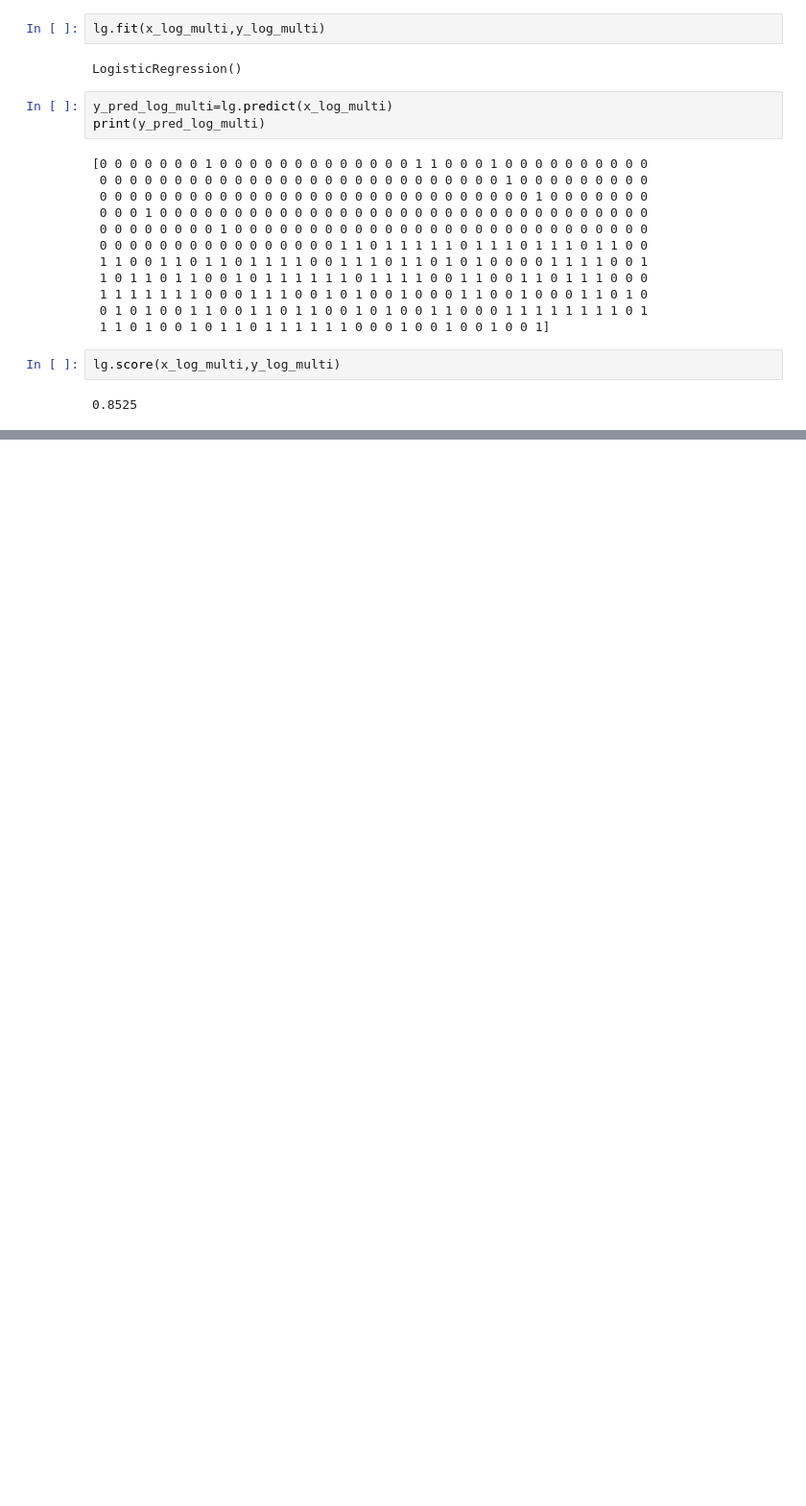
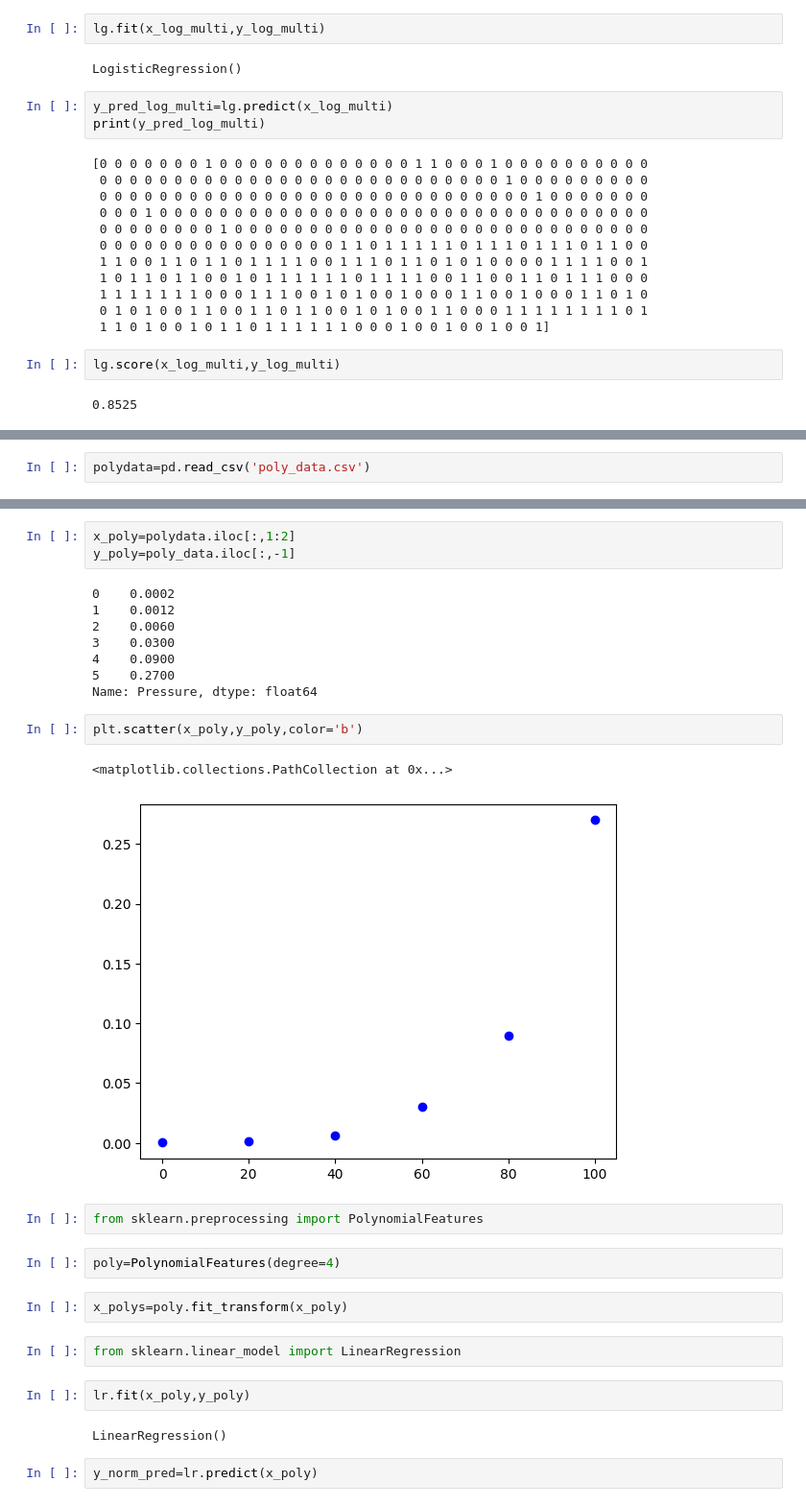
Before and after one commit to jahanashirin09/machineLearning, a Jupyter notebook: test_different_types_regression/types_regression.ipynb, the cells around one changed output, grey strips where cells are left out. Shown at 96% size. Cells and saved outputs as stored; diff of their text form; blank space fills up the shorter version.

```diff
--- a/test_different_types_regression/types_regression.ipynb
+++ b/test_different_types_regression/types_regression.ipynb
@@ -335,0 +338,2 @@ lg.score(x_log_multi,y_log_multi)
+# %%
+polydata=pd.read_csv('poly_data.csv')
@@ -335,0 +350,30 @@ lg.score(x_log_multi,y_log_multi)
+# %%
+x_poly=polydata.iloc[:,1:2]
+y_poly=poly_data.iloc[:,-1]
+# %% [output]
+0    0.0002
+1    0.0012
+2    0.0060
+3    0.0300
+4    0.0900
+5    0.2700
+Name: Pressure, dtype: float64
+# %%
+plt.scatter(x_poly,y_poly,color='b')
+# %% [output]
+<matplotlib.collections.PathCollection at 0x...>
+[figure, added]
+# %%
+from sklearn.preprocessing import PolynomialFeatures
+# %%
+poly=PolynomialFeatures(degree=4)
+# %%
+x_polys=poly.fit_transform(x_poly)
+# %%
+from sklearn.linear_model import LinearRegression
+# %%
+lr.fit(x_poly,y_poly)
+# %% [output]
+LinearRegression()
+# %%
+y_norm_pred=lr.predict(x_poly)
```
Also changed, not shown: parts of 14 cells of this notebook, 3 other files.
